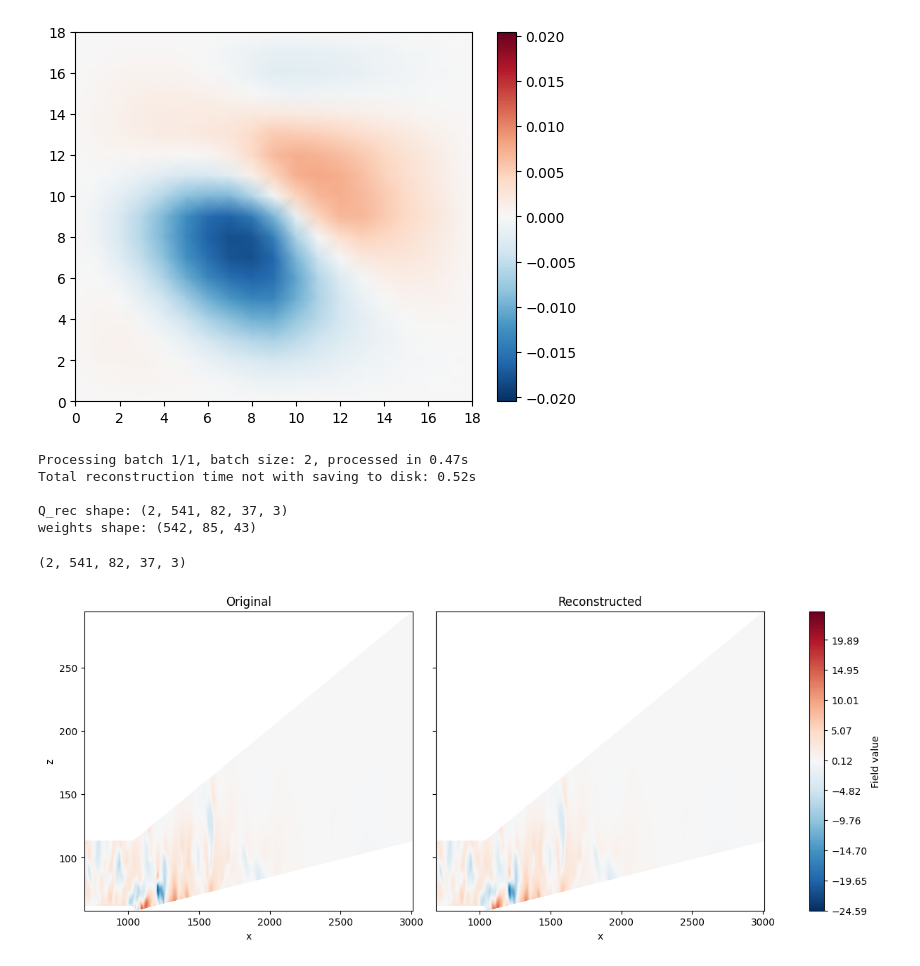
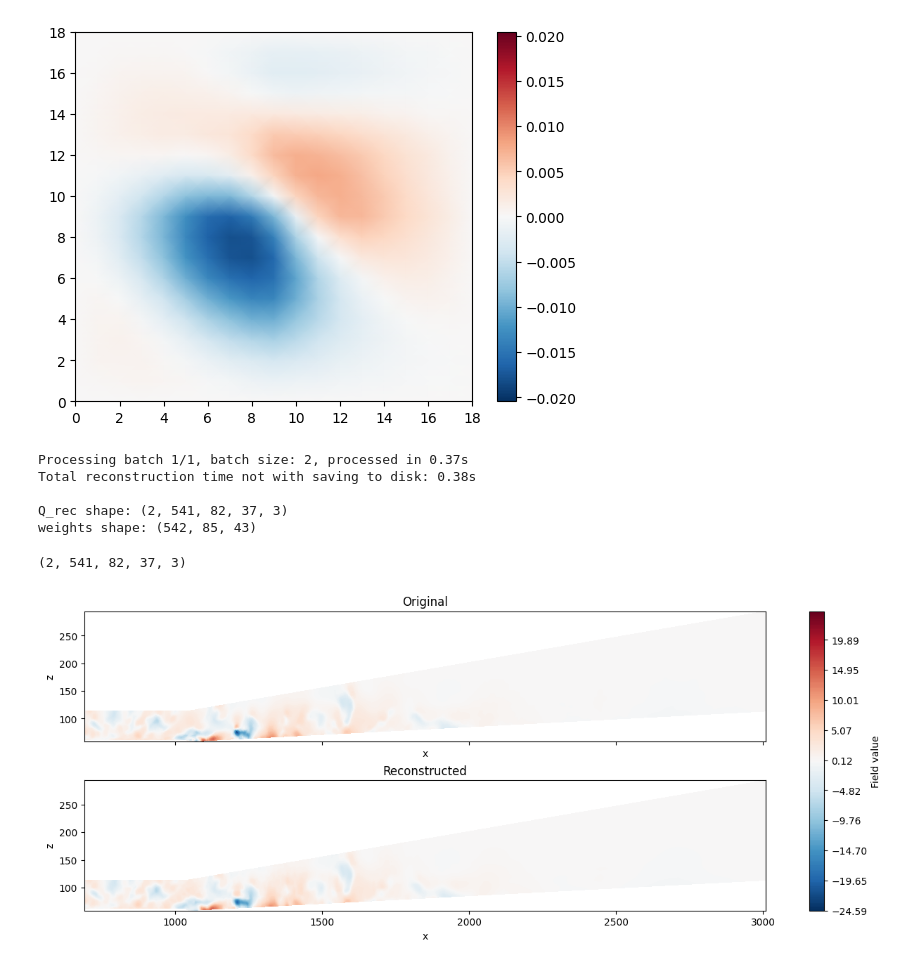
Before and after one commit to morton311/carrier_dls, a Jupyter notebook: carrier_dls.ipynb, the cells around one changed output. Saved outputs shown, nothing was run; the diff lists cells and outputs as text; code cells hidden in the pictures.

```diff
--- a/carrier_dls.ipynb
+++ b/carrier_dls.ipynb
@@ -6,7 +6,7 @@ import pyvista as pv
 import importlib
 import lib.dls as dls
 # %%
-with h5py.File('gencarr_transpose.h5', 'r') as f:
+with h5py.File('data/gencarr_transpose.h5', 'r') as f:
     print(f.keys())
     mean = f['mean'][:]
     data = f['UV'][:2]
@@ -20,7 +20,7 @@ with h5py.File('gencarr_transpose.h5', 'r') as f:
 (600, 542, 85, 43, 3)
 (542, 85, 43, 3)
 # %%
-data_path = 'gencarr_transpose.h5'
+data_path = 'data/gencarr_transpose.h5'
 field_name = 'UV'
 latent_path = 'latent.h5'
 patch_size = 19
@@ -40,7 +40,7 @@ importlib.reload(dls)
 x, y, z = range(x_grid.shape[0]), range(x_grid.shape[1]), range(x_grid.shape[2])
 unif_x, unif_y, unif_z = np.meshgrid(x, y, z, indexing='ij')
 
-with h5py.File('gencarr_transpose.h5', 'r') as f:
+with h5py.File(data_path, 'r') as f:
     data_mem = {
         "q": data,          # [num_snaps, nx, ny, nz, 3]
         "mean": mean,       # [nx, ny, nz, 3]
@@ -144,8 +141,8 @@ print("Q_rec shape:", Q_rec.shape)
 print("weights shape:", weights.shape)
 Q_rec_weighted = Q_rec * weights[np.newaxis, :nx_t, :ny_t, :nz_t, np.newaxis]
 # %% [output]
-Processing batch 1/1, batch size: 2, processed in 0.47s
-Total reconstruction time not with saving to disk: 0.52s
+Processing batch 1/1, batch size: 2, processed in 0.37s
+Total reconstruction time not with saving to disk: 0.38s
 
 Q_rec shape: (2, 541, 82, 37, 3)
 weights shape: (542, 85, 43)
@@ -163,35 +160,39 @@ y_idx = min(40, ny_t - 1)
 
 q_true = data[snap_idx, :nx_t, :ny_t, :nz_t, comp_idx] - mean[:nx_t, :ny_t, :nz_t, comp_idx]
 q_rec = Q_rec[snap_idx, :, :, :, comp_idx]
 
 true_slice = q_true[:, y_idx, :]
 rec_slice = q_rec[:, y_idx, :]
 
 absmax = np.max(np.abs((true_slice)))
+vmin, vmax = np.min(true_slice), np.max(true_slice)
 levels = np.linspace(-absmax, absmax, 200)
 
-fig, ax = plt.subplots(1, 2, figsize=(12, 5), sharex=True, sharey=True, constrained_layout=True)
+fig, ax = plt.subplots(2,1, figsize=(12,5), sharex=True, sharey=True, constrained_layout=True)
 
 c0 = ax[0].contourf(
     x_trunc[:, y_idx, :], z_trunc[:, y_idx, :], true_slice,
     levels=levels, cmap='RdBu_r'
 )
 ax[0].set_title("Original")
 ax[0].set_xlabel("x")
 ax[0].set_ylabel("z")
+# ax[0].set_aspect('equal')
 
 c1 = ax[1].contourf(
     x_trunc[:, y_idx, :], z_trunc[:, y_idx, :], rec_slice,
     levels=levels, cmap='RdBu_r'
 )
 ax[1].set_title("Reconstructed")
 ax[1].set_xlabel("x")
+ax[1].set_ylabel("z")
+# ax[1].set_aspect('equal')
 
 fig.colorbar(c1, ax=ax, label="Field value")
 plt.show()
 # %% [output]
 (2, 541, 82, 37, 3)
-[figure, old version]
+[figure, new version]
 # %%
 import os
 
```
Also changed, not shown: parts of 5 cells of this notebook, 5 other files.
